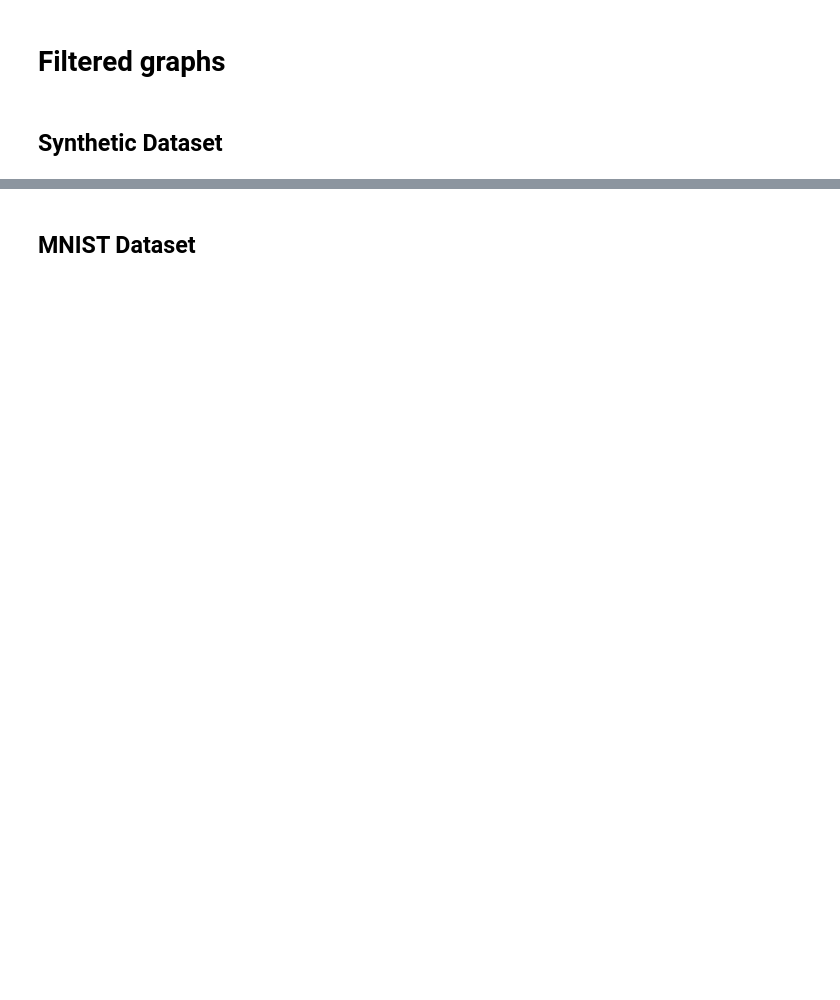
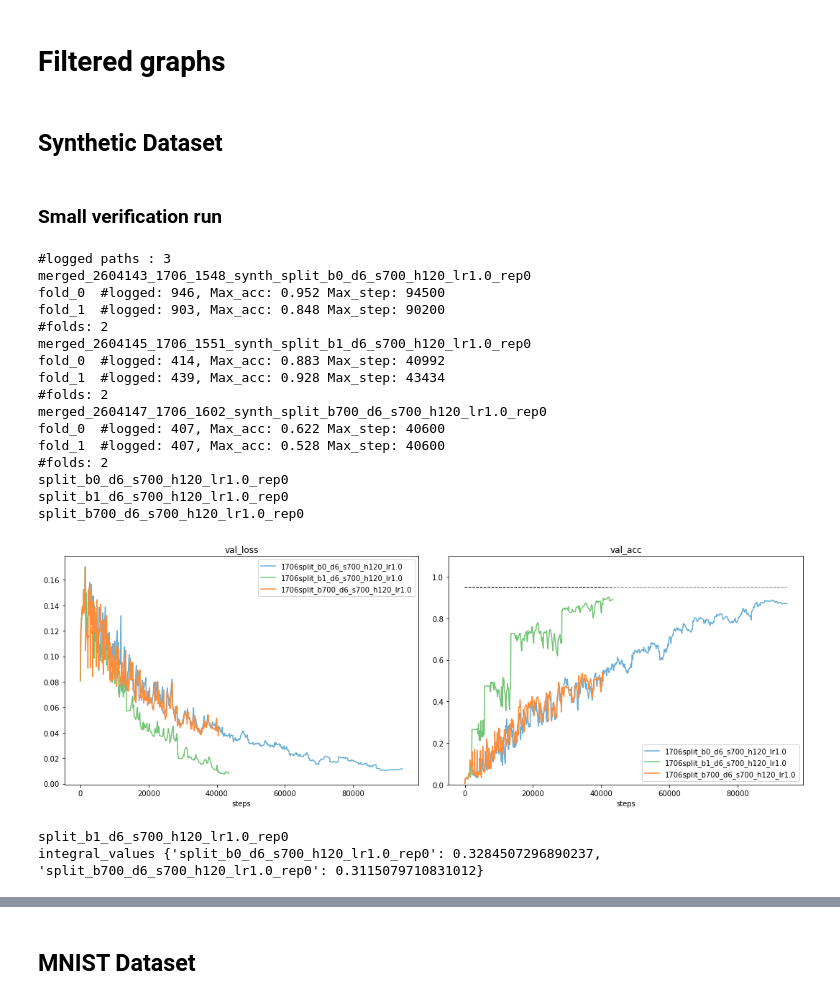
Before and after one commit to jeromel05/Ultrametric-benchmark-v2, a Jupyter notebook: notebooks/postprocessing_metrics.ipynb, the cells around one changed output, grey strips where cells are left out. Drawn from its saved outputs; the diff is of its cells as text; code cells hidden in the pictures; blank space fills up the shorter version.

```diff
--- a/notebooks/postprocessing_metrics.ipynb
+++ b/notebooks/postprocessing_metrics.ipynb
@@ -116,6 +136,7 @@ def interpolate_values(metrics_to_plot, values, x_values, tot_num_values=100):
     return interp_values, (x_values_flat, metric_values_flat)
 # %%
-def plot_metrics(metrics_to_plot, interp_values_df, ax, label, epochs_values=None, color=None, values_flat=None, plot_points=False):
+def plot_metrics(metrics_to_plot, interp_values_df, ax, label, epochs_values=None, color=None,
+                 values_flat=None, plot_points=False, plot_curvefit=False):
 
     for i, metric_name in enumerate(metrics_to_plot):
         if epochs_values == None:
@@ -126,22 +147,25 @@ def plot_metrics(metrics_to_plot, interp_values_df, ax, label, epochs_values=Non
         mean_val = interp_values_df[f'{metric_name}_interp_mean']
         var_val = interp_values_df[f'{metric_name}_interp_var']
 
+        # if we have too many values at convergence
         cutoff = [i for i, n in enumerate(mean_val) if n > 0.99]
-        if len(cutoff) < 50:
+        if len(cutoff) < 200:
             cutoff = -1
         else:
-            cutoff=cutoff[49]
+            cutoff=cutoff[199]
 
         epochs, mean_val,var_val = epochs[:cutoff], mean_val[:cutoff],var_val[:cutoff]
 
-        if plot_points and 'acc' in metric_name and values_flat:
-            ax[i].scatter(values_flat[0], values_flat[1], color=color, marker='o', s=3, alpha=0.25)
         p=ax[i].plot(epochs, mean_val, label=label, color=color) #, yerr=var_val)
         ax[i].fill_between(epochs, mean_val-var_val, mean_val+var_val, alpha=0.2, facecolor=p[-1].get_color())
         ax[i].set_title(metric_name)
         ax[i].set_xlabel("steps")
         if 'acc' in metric_name:
             ax[i].plot(epochs, np.ones(len(epochs)) * 0.95, '--k', linewidth=1, alpha=0.6)
+            if plot_points and values_flat:
+                ax[i].scatter(values_flat[0], values_flat[1], color=color, marker='o', s=3, alpha=0.25)
+            if plot_curvefit:
+                ax[i].plot(interp_values_df[f'{metric_name}_interp_steps'], interp_values_df[f'{metric_name}_curvefit_var'], '--', color=p[-1].get_color(), lw=1, alpha=0.7)
 
         if metric_name == 'val_acc':
             val_acc_curve = p[0].get_data()
@@ -156,14 +180,14 @@ def create_run_dict(hparams_dict, metric_values, ckpt_name):
 
 
 def parse_regex(ckpt_name):
-    match=re.search(re.compile("_d([0-9]+)"), ckpt_name)
-    depth=int(match.group(1))
+    match=re.search(re.compile("(?:(mnist)|_d([0-9]+))"), ckpt_name)
+    depth=match.group(1)
     match=re.search(re.compile("_b([0-9]+)"), ckpt_name)
     b_len=int(match.group(1))
     match=re.search(re.compile("_rep([0-9]+)"), ckpt_name)
     repetition_nb=int(match.group(1))
 
-    patt = "(?:merged_)*([0-9]+)_([0-9]+)_[0-9]+_[a-z]+_((?:um|rand|split)_b[0-9]+_d[0-9]+_*(s[0-9]*)*_+h[0-9]+_lr[0-9.]+_rep[0-9]+)"
+    patt = "(?:merged_)*([0-9]+)_([0-9]+)_[0-9]+_[a-z]+_((?:um|rand|split)_b[0-9]+_*(d[0-9]+)*_*(s[0-9]*)*_+h[0-9]+_lr[0-9.]+_rep[0-9]+)"
     matched = re.match(patt, ckpt_name)
     hash1 = matched.group(3) # create hash
     job_id = int(matched.group(1))
@@ -221,8 +245,8 @@ def plot_agg_metrics(metrics_to_plot, logs_paths, checkpoints,
 
         print(hash1)
         interp_values, values_flat = interpolate_values(metrics_to_plot=['val_loss', 'val_acc'],
-                                           values=metric_values, x_values=metric_values['val_step'],
-                                           tot_num_values=tot_num_values)
+                                                   values=metric_values, x_values=metric_values['val_step'],
+                                                   tot_num_values=tot_num_values)
         interp_values_df = pd.DataFrame(interp_values)
         hash1_no_rep = hash1[:hash1.rfind('_')]
         #all_metric_values_dict[hash1]['val_acc_interp'] = interp_values_df['val_acc_interp_mean']
@@ -235,8 +259,9 @@ def plot_agg_metrics(metrics_to_plot, logs_paths, checkpoints,
         if color_patt == None:
             color_nb = is_labeled.index(hash1_no_rep)
             cmap = plt.get_cmap(cm_names[color_nb])
-            lightness = repetition_nb / (2*max_rep[hash1_no_rep]) + 0.5
-            color = cmap(0.5) #cmap(lightness)
+            #cmap = plt.get_cmap(cm_names[0])
+            #color = cmap(np.log10(hparams_dict['b_len']+1)/np.log10(1e4)) #cmap(lightness)
+            color=cmap(0.5)
         elif color_patt == 'discrete':
             color = None
 
@@ -247,6 +272,7 @@ def plot_agg_metrics(metrics_to_plot, logs_paths, checkpoints,
         line_points_vals = plot_metrics(metrics_to_plot=['val_loss', 'val_acc'], interp_values_df=interp_values_df,
                      ax=a, label=label, epochs_values=None, color=color, values_flat=values_flat)
         val_accs_dict[hash1] = line_points_vals
+
     if plot_legend > 0:
         for ax in a:
             ax.legend()
@@ -332,3 +358,37 @@ metrics_to_plot = ['val_loss', 'val_acc', 'val_step']
 # Filtered graphs
 # %% [markdown]
 ## Synthetic Dataset
+# %% [markdown]
+### Small verification run
+# %%
+integral_values_dict_um, integral_values_dict_split = dict(), dict()
+patts_to_search = ['synth_um_b[0-9]*_d5_+h60_lr2', 'synth_um_b[0-9]*_d6_+h120_lr2', 'synth_um_b[0-9]*_d7_+h250_lr2', 'synth_um_b[0-9]*_d8_+h500_lr5'] # 'synth_um_b[01]*_d9_h1000_lr5']
+patts_to_search = ['synth_split_b[0-9]*_d5_*(s[0-9]*)*_h[0-9]+_lr', 'synth_split_b[0-9]*_d6_*(s[0-9]*)*_h[0-9]+_lr']
+patts_to_search = ['synth_split_b[0-9]*_d6_*(s[0-9]*)*_h[0-9]+_lr']
+# MERGED_LOG_PATH DL_LOG_PATH SPLIT_MERGED_LOG_PATH
+
+for patt in patts_to_search:
+    val_accs_dict = plot_runs_w_regex(patt, 0.1, SPLIT_MERGED_LOG_PATH, verbose=True, delete_dir=False)
+    integral_values, name, b0_max_idx = compute_integral_values(val_accs_dict)
+    print('integral_values', integral_values)
+    res_dict[name] = (integral_values, b0_max_idx)
+# %% [output]
+#logged paths : 3
+merged_2604143_1706_1548_synth_split_b0_d6_s700_h120_lr1.0_rep0
+fold_0  #logged: 946, Max_acc: 0.952 Max_step: 94500
+fold_1  #logged: 903, Max_acc: 0.848 Max_step: 90200
+#folds: 2
+merged_2604145_1706_1551_synth_split_b1_d6_s700_h120_lr1.0_rep0
+fold_0  #logged: 414, Max_acc: 0.883 Max_step: 40992
+fold_1  #logged: 439, Max_acc: 0.928 Max_step: 43434
+#folds: 2
+merged_2604147_1706_1602_synth_split_b700_d6_s700_h120_lr1.0_rep0
+fold_0  #logged: 407, Max_acc: 0.622 Max_step: 40600
+fold_1  #logged: 407, Max_acc: 0.528 Max_step: 40600
+#folds: 2
+split_b0_d6_s700_h120_lr1.0_rep0
+split_b1_d6_s700_h120_lr1.0_rep0
+split_b700_d6_s700_h120_lr1.0_rep0
+[figure, added]
+split_b1_d6_s700_h120_lr1.0_rep0
+integral_values {'split_b0_d6_s700_h120_lr1.0_rep0': 0.3284507296890237, 'split_b700_d6_s700_h120_lr1.0_rep0': 0.3115079710831012}
```
Also changed, not shown: parts of 11 cells of this notebook, 3 other files.
